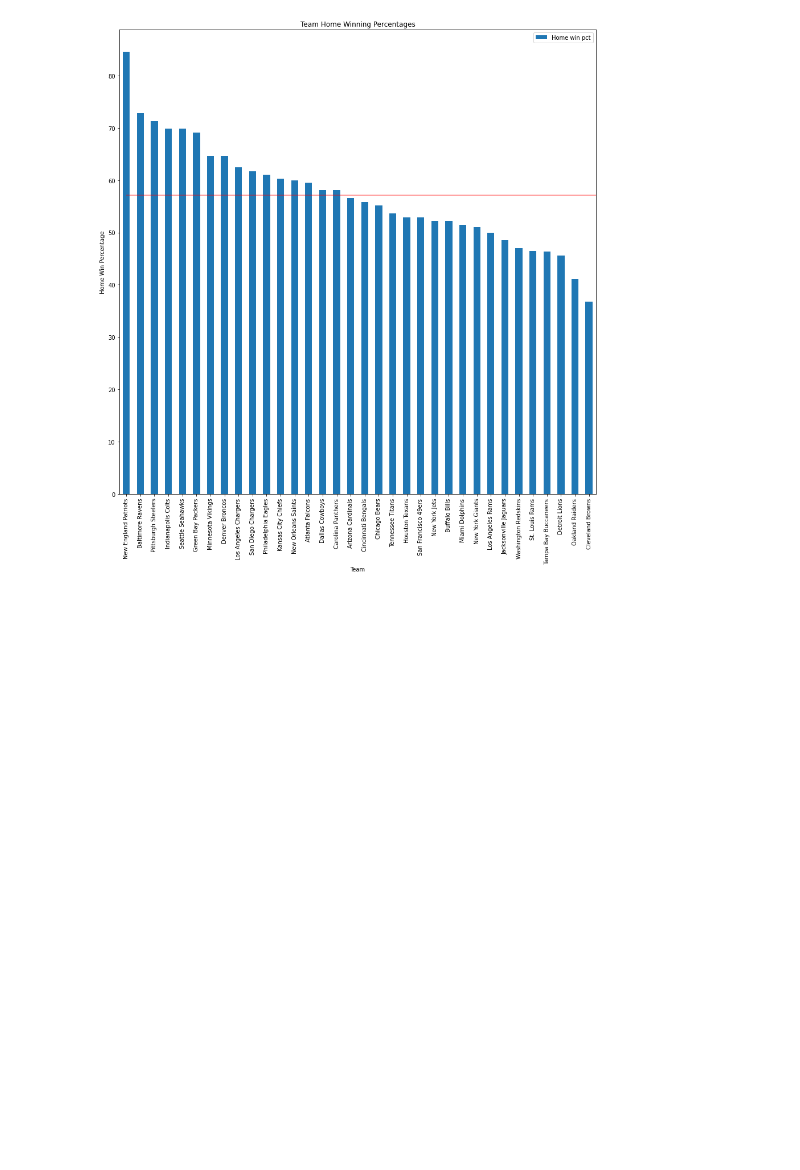
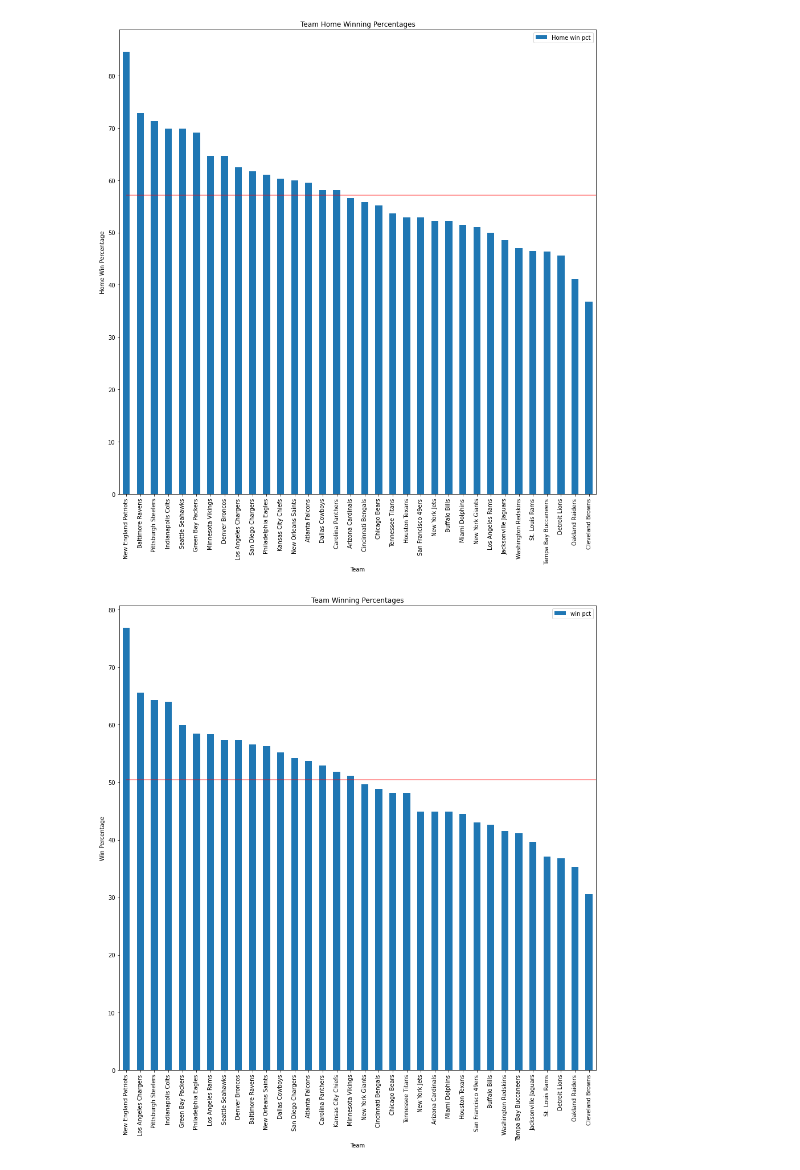
Before and after one commit to potterc22/Project1_TeamB, a Jupyter notebook: startercode.ipynb, the cells around one changed output. Saved outputs shown, nothing was run; the diff lists cells and outputs as text; code cells hidden in the pictures; blank space fills up the shorter version.

Commit message:
Added Total Win Pct graph by team

```diff
--- a/startercode.ipynb
+++ b/startercode.ipynb
@@ -561,3 +561,15 @@ plt.hlines(nfl_home_win_pct, 0, 100, alpha=0.5, colors = "red")
 plt.show()
 # %% [output]
 [figure]
+# %%
+win_pct_bar = team_stats[['team_name', 'win pct']]
+win_pct_bar = win_pct_bar.set_index('team_name')
+win_pct_bar = win_pct_bar.sort_values('win pct', ascending=False)
+nfl_win_pct = win_pct_bar['win pct'].mean()
+pct_graph = win_pct_bar.plot(kind='bar', figsize= (15,15), title='Team Winning Percentages')
+pct_graph.set_xlabel('Team')
+pct_graph.set_ylabel('Win Percentage')
+plt.hlines(nfl_win_pct, 0, 100, alpha=0.5, colors = "red")
+plt.show()
+# %% [output]
+[figure, added]
```
